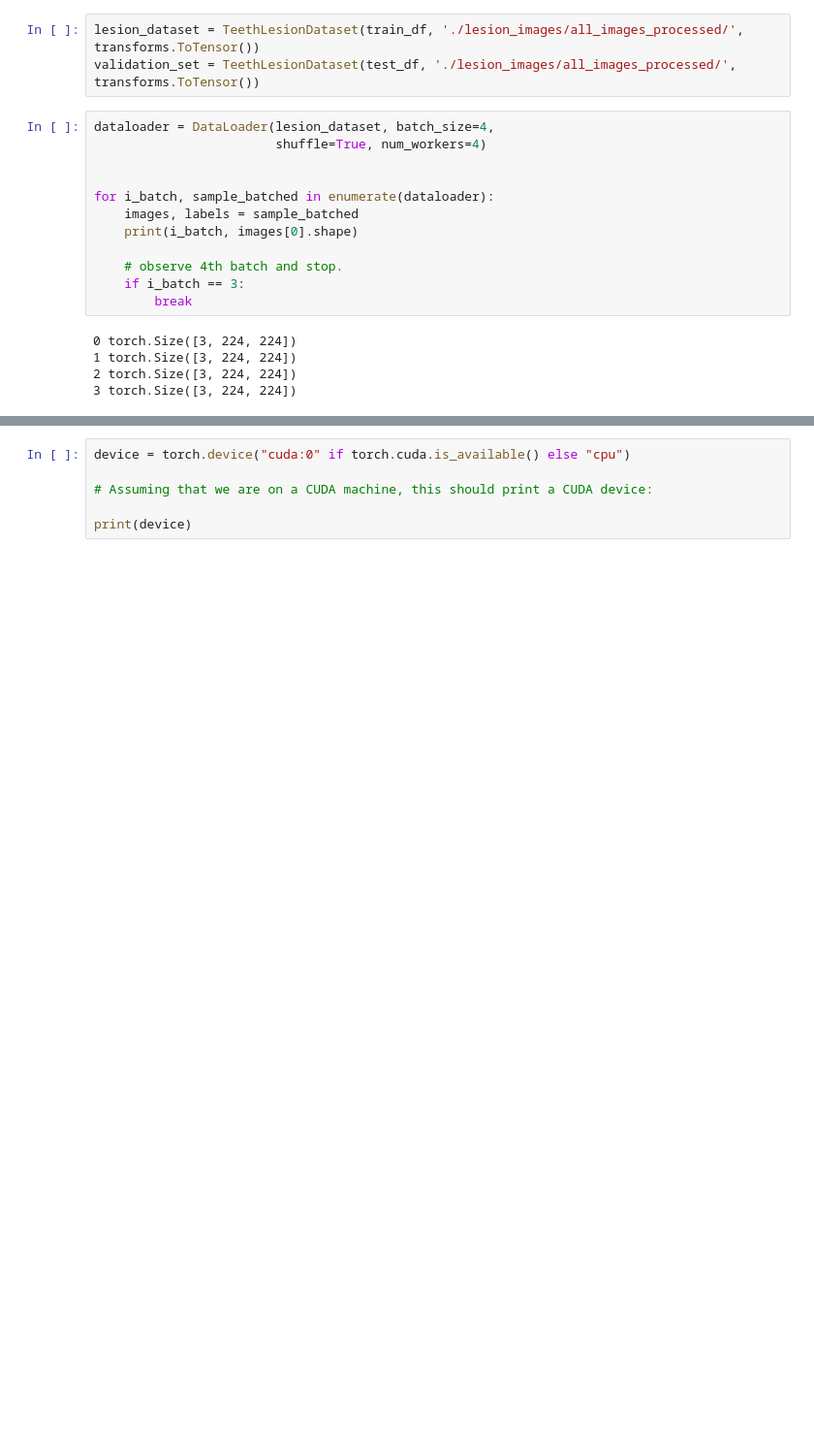
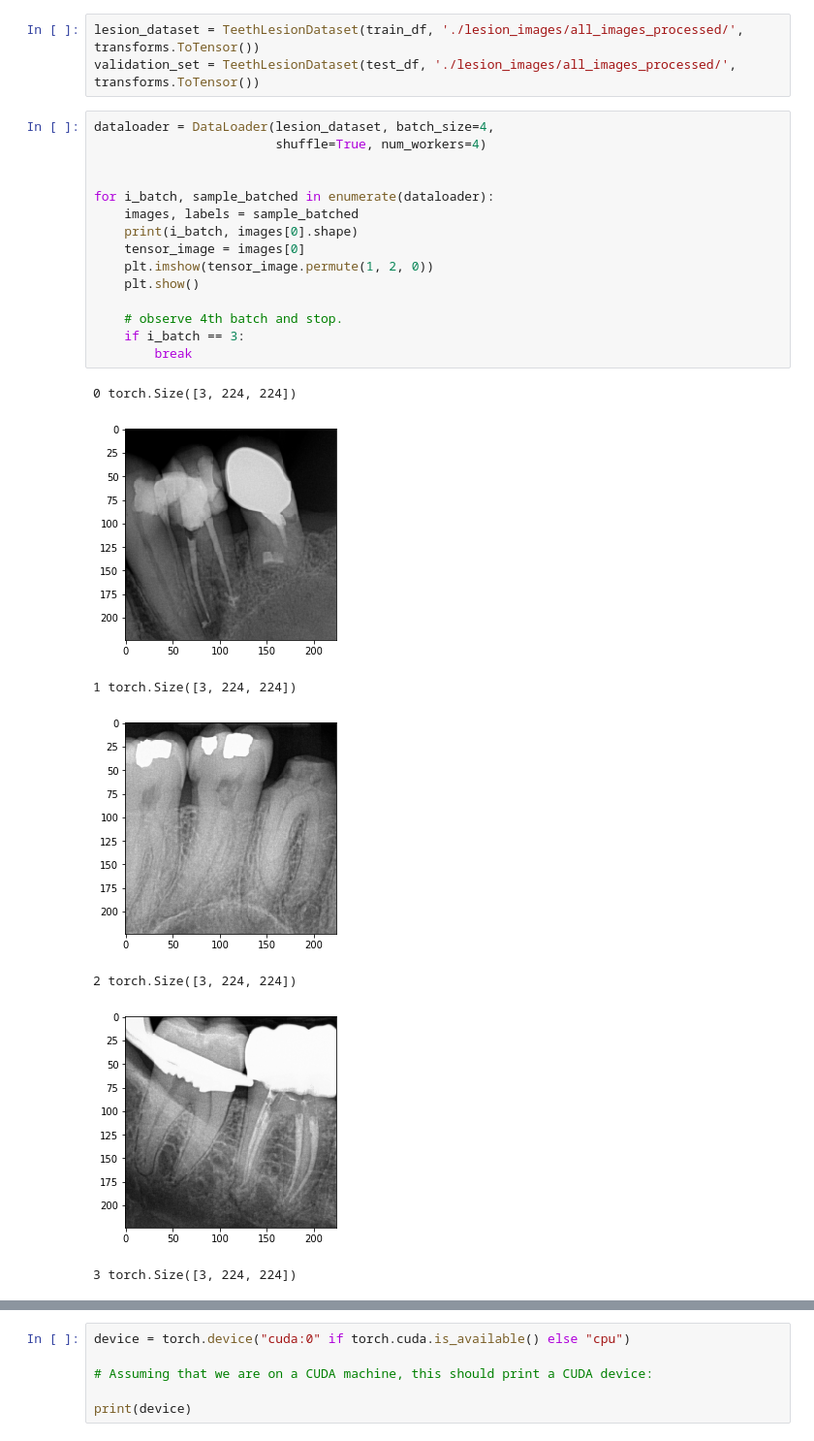
Before and after one commit to jordancoil/dental-lesions, a Jupyter notebook: Pytorch Baseline.ipynb, the cells around one changed output, grey strips where cells are left out. Shown at 97% size. Cells and saved outputs as stored; diff of their text form; blank space fills up the shorter version.

```diff
--- a/Pytorch Baseline.ipynb
+++ b/Pytorch Baseline.ipynb
@@ -64,17 +70,23 @@ validation_set = TeethLesionDataset(test_df, './lesion_images/all_images_process
 # %%
 dataloader = DataLoader(lesion_dataset, batch_size=4,
                         shuffle=True, num_workers=4)
 
 
 for i_batch, sample_batched in enumerate(dataloader):
     images, labels = sample_batched
     print(i_batch, images[0].shape)
+    tensor_image = images[0]
+    plt.imshow(tensor_image.permute(1, 2, 0))
+    plt.show()
 
     # observe 4th batch and stop.
     if i_batch == 3:
         break
 # %% [output]
 0 torch.Size([3, 224, 224])
-1 torch.Size([3, 224, 224])
-2 torch.Size([3, 224, 224])
-3 torch.Size([3, 224, 224])
+[figure, added]
+1 torch.Size([3, 224, 224])
+[figure, added]
+2 torch.Size([3, 224, 224])
+[figure, added]
+3 torch.Size([3, 224, 224])
```
Also changed, not shown: parts of 11 cells of this notebook.
